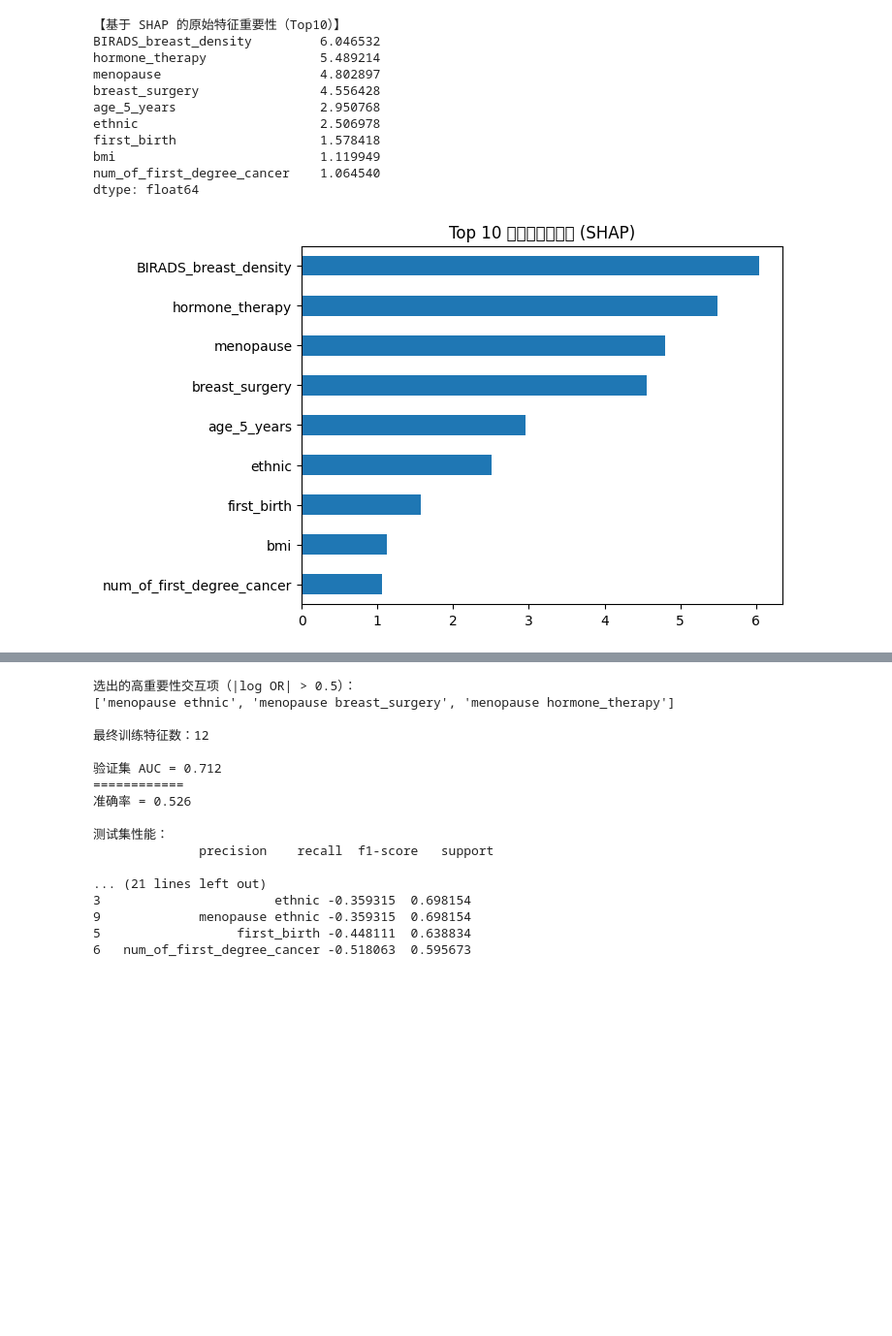
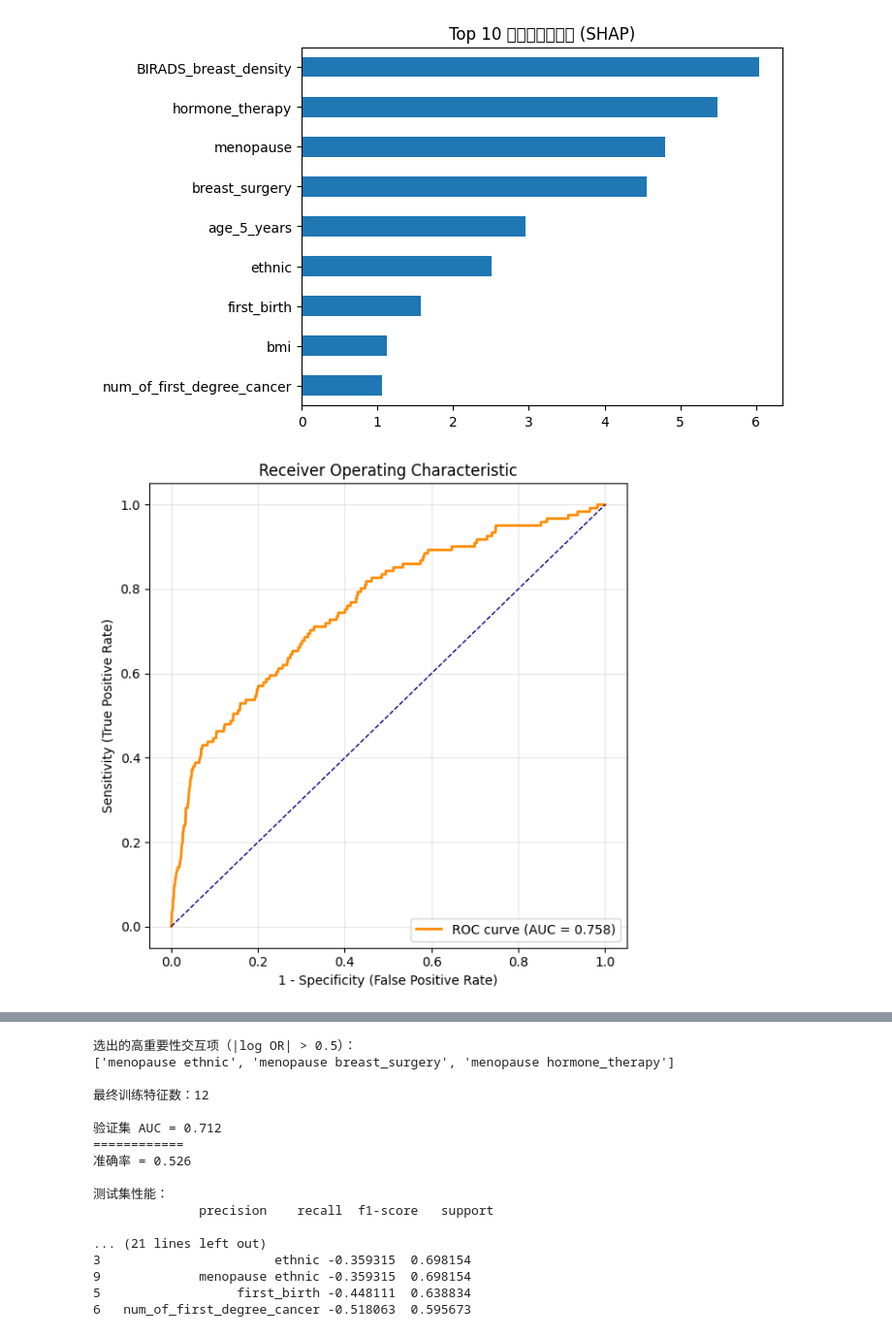
Before and after one commit to HMS-Cleveland/Questionary_logist, a Jupyter notebook: Untitled2.ipynb, the cells around one changed output, grey strips where cells are left out. Shown at 97% size. Drawn from its saved outputs; the diff is of its cells as text; code cells hidden in the pictures; blank space fills up the shorter version.

```diff
--- a/Untitled2.ipynb
+++ b/Untitled2.ipynb
@@ -388,6 +412,29 @@ original_importance.head(10).plot(kind='barh')
 plt.title('Top 10 原始特征重要性 (SHAP)')
 plt.gca().invert_yaxis()
 plt.show()
+
+# ========= 12. 绘制 ROC 曲线 =========
+from sklearn.metrics import roc_curve, auc
+import matplotlib.pyplot as plt
+
+# 1) 计算 FPR(=1-Specificity) 与 TPR(=Sensitivity)
+fpr, tpr, thr = roc_curve(y_test, test_probs)
+
+# 2) 计算曲线下面积
+roc_auc = auc(fpr, tpr)
+
+# 3) 画图
+plt.figure(figsize=(6, 6))
+plt.plot(fpr, tpr, color='darkorange', lw=2,
+         label=f'ROC curve (AUC = {roc_auc:.3f})')
+plt.plot([0, 1], [0, 1], color='navy', lw=1, linestyle='--')  # 对角线
+plt.xlabel('1 - Specificity (False Positive Rate)')
+plt.ylabel('Sensitivity (True Positive Rate)')
+plt.title('Receiver Operating Characteristic')
+plt.legend(loc='lower right')
+plt.grid(alpha=0.3)
+plt.tight_layout()
+plt.show()
 # %% [output]
 最优阈值: 0.100 (验证集灵敏度=0.975)
 
@@ -409,15 +456,5 @@ weighted avg       0.97      0.55      0.69      4736
-【基于 SHAP 的原始特征重要性（Top10）】
-BIRADS_breast_density         6.046532
-hormone_therapy               5.489214
-menopause                     4.802897
-breast_surgery                4.556428
-age_5_years                   2.950768
-ethnic                        2.506978
-first_birth                   1.578418
-bmi                           1.119949
-num_of_first_degree_cancer    1.064540
-dtype: float64
 [figure]
+[figure, added]
 # %%
 import pandas as pd
 import numpy as np
```
Also changed, not shown: parts of 2 cells of this notebook.
